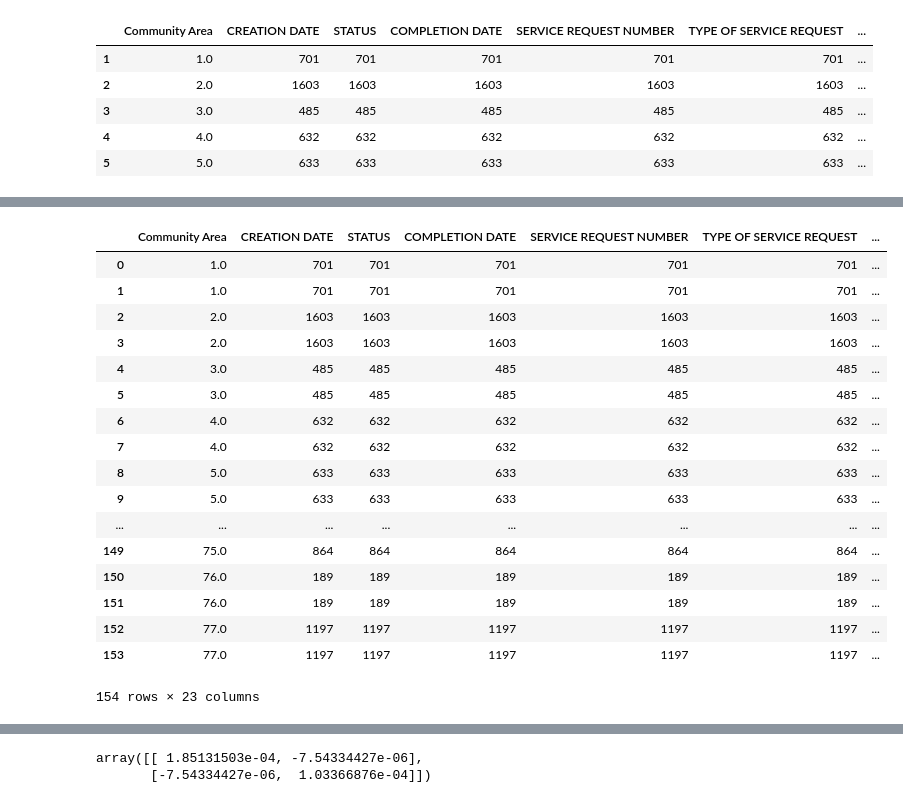
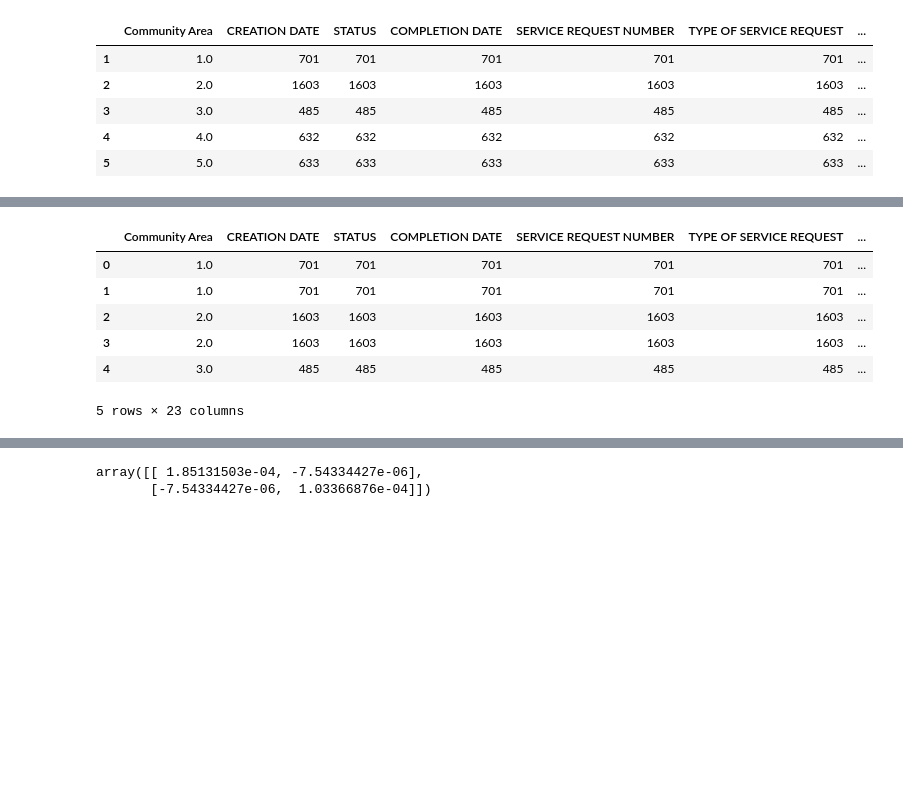
Before and after one commit to NUBootcampTeam/ParksAndPotholes, a Jupyter notebook: vc_main.ipynb, the cells around one changed output, grey strips where cells are left out. Drawn from its saved outputs; the diff is of its cells as text; code cells hidden in the pictures; blank space fills up the shorter version.

```diff
--- a/vc_main.ipynb
+++ b/vc_main.ipynb
@@ -133,24 +94,13 @@ NameError: name 'crime_group' is not defined
 # %%
-merged_df
+merged_df.head()
 # %% [output]
 |  | Community Area | CREATION DATE | STATUS | COMPLETION DATE | SERVICE REQUEST NUMBER | TYPE OF SERVICE REQUEST | ... |
 | 0 | 1.0 | 701 | 701 | 701 | 701 | 701 | ... |
 | 1 | 1.0 | 701 | 701 | 701 | 701 | 701 | ... |
 | 2 | 2.0 | 1603 | 1603 | 1603 | 1603 | 1603 | ... |
 | 3 | 2.0 | 1603 | 1603 | 1603 | 1603 | 1603 | ... |
 | 4 | 3.0 | 485 | 485 | 485 | 485 | 485 | ... |
-| 5 | 3.0 | 485 | 485 | 485 | 485 | 485 | ... |
-| 6 | 4.0 | 632 | 632 | 632 | 632 | 632 | ... |
-| 7 | 4.0 | 632 | 632 | 632 | 632 | 632 | ... |
-| 8 | 5.0 | 633 | 633 | 633 | 633 | 633 | ... |
-| 9 | 5.0 | 633 | 633 | 633 | 633 | 633 | ... |
-| ... | ... | ... | ... | ... | ... | ... | ... |
-| 149 | 75.0 | 864 | 864 | 864 | 864 | 864 | ... |
-| 150 | 76.0 | 189 | 189 | 189 | 189 | 189 | ... |
-| 151 | 76.0 | 189 | 189 | 189 | 189 | 189 | ... |
-| 152 | 77.0 | 1197 | 1197 | 1197 | 1197 | 1197 | ... |
-| 153 | 77.0 | 1197 | 1197 | 1197 | 1197 | 1197 | ... |
-154 rows × 23 columns
+5 rows × 23 columns
 # %%
 merged_df['Crime Count Adjusted']=merged_df['Crime Count']/merged_df['population']
 # %%
```
Also changed, not shown: parts of 17 cells of this notebook.
